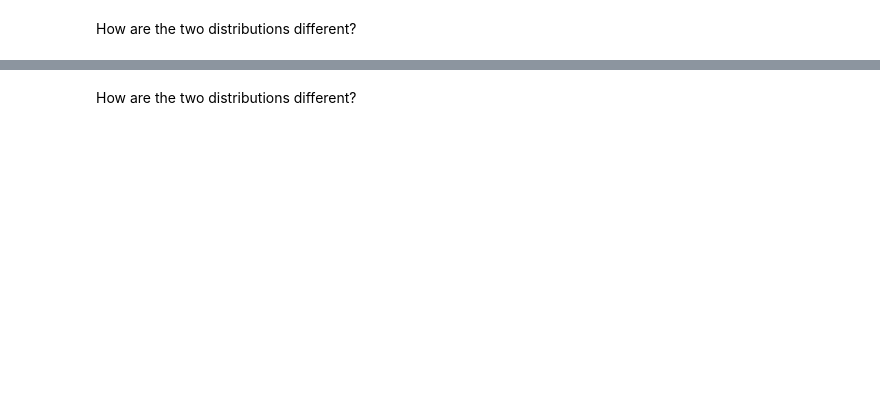
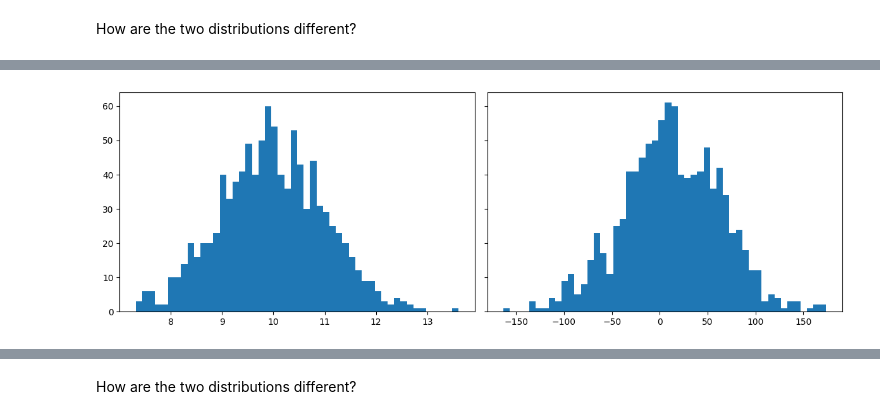
Before and after one commit to ironhack-labs/lab-continuous-probability-distributions-en, a Jupyter notebook: your-code/main.ipynb, the cells around one changed output, grey strips where cells are left out. Cells and saved outputs as stored; diff of their text form; code cells hidden in the pictures; blank space fills up the shorter version.

```diff
--- a/your-code/main.ipynb
+++ b/your-code/main.ipynb
@@ -122,0 +111,14 @@ def gen_normal_dist(mean: float | int , std: float | int, count: int):
+# %%
+norm_dist_1 = gen_normal_dist(10, 1, 1000)
+# %%
+norm_dist_2 = gen_normal_dist(10, 50, 1000)
+# %%
+fig, (ax3, ax4) = plt.subplots(1, 2, figsize=(12, 4), sharey="row")
+
+ax3.hist(norm_dist_1, bins=50)
+ax4.hist(norm_dist_2, bins=50)
+
+plt.tight_layout()
+plt.show()
+# %% [output]
+[figure, added]
```
Also changed, not shown: parts of 51 cells of this notebook.
